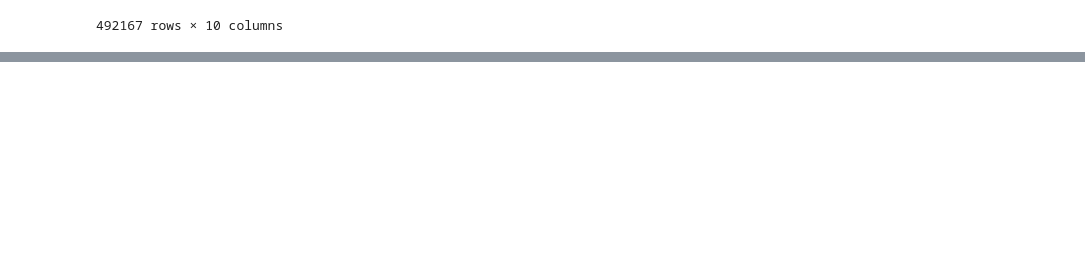
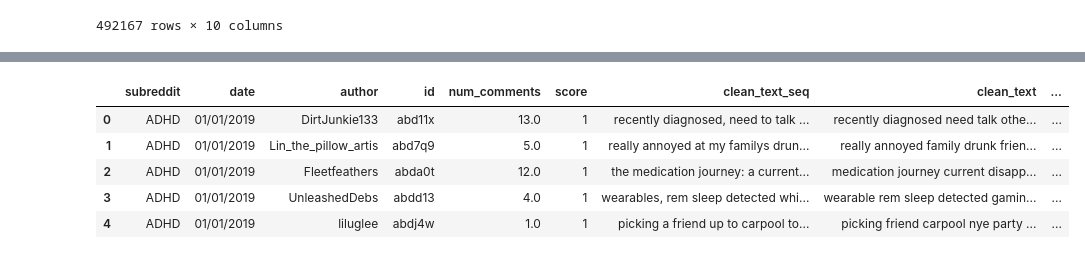
Before and after one commit to DennisH3/ELEC498-Capstone, a Jupyter notebook: text_preproc.ipynb, the cells around one changed output, grey strips where cells are left out. Drawn from its saved outputs; the diff is of its cells as text; code cells hidden in the pictures; blank space fills up the shorter version.

```diff
--- a/text_preproc.ipynb
+++ b/text_preproc.ipynb
@@ -234,0 +273,13 @@ Financial Issues
+# %%
+# Load data
+df = pd.read_csv("./preproc_data/clean_text_all_subreddits.csv")
+
+# Display
+df.head()
+# %% [output]
+|  | subreddit | date | author | id | num_comments | score | clean_text_seq | clean_text | ... |
+| 0 | ADHD | 01/01/2019 | DirtJunkie133 | abd11x | 13.0 | 1 | recently diagnosed, need to talk ... | recently diagnosed need talk othe... | ... |
+| 1 | ADHD | 01/01/2019 | Lin_the_pillow_artis | abd7q9 | 5.0 | 1 | really annoyed at my familys drun... | really annoyed family drunk frien... | ... |
+| 2 | ADHD | 01/01/2019 | Fleetfeathers | abda0t | 12.0 | 1 | the medication journey: a current... | medication journey current disapp... | ... |
+| 3 | ADHD | 01/01/2019 | UnleashedDebs | abdd13 | 4.0 | 1 | wearables, rem sleep detected whi... | wearable rem sleep detected gamin... | ... |
+| 4 | ADHD | 01/01/2019 | liluglee | abdj4w | 1.0 | 1 | picking a friend up to carpool to... | picking friend carpool nye party ... | ... |
```
Also changed, not shown: parts of 12 cells of this notebook.
